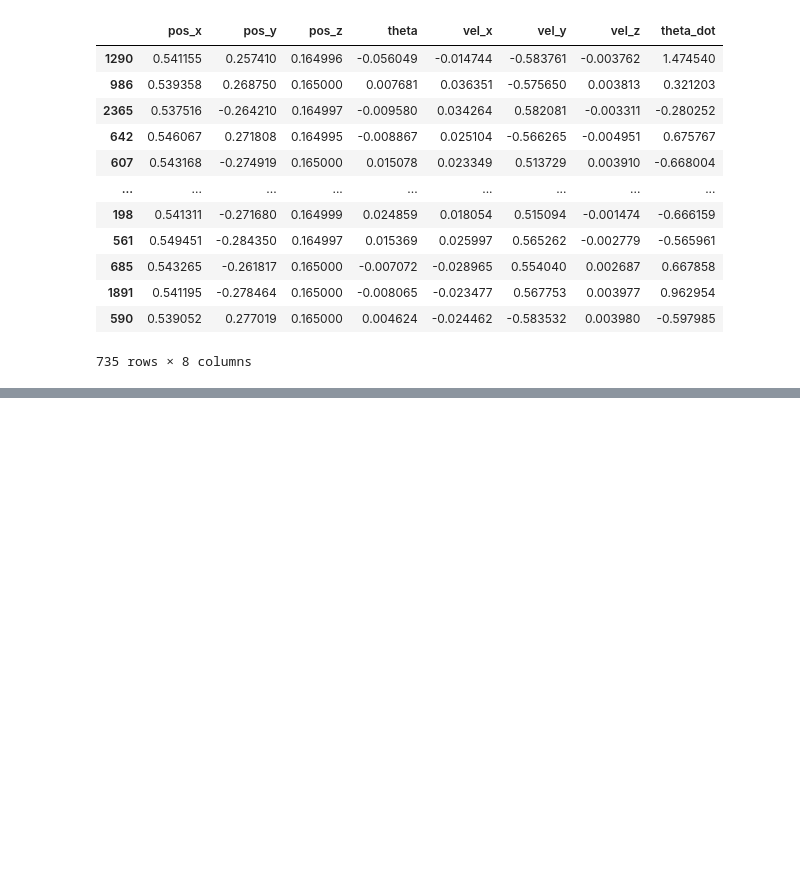
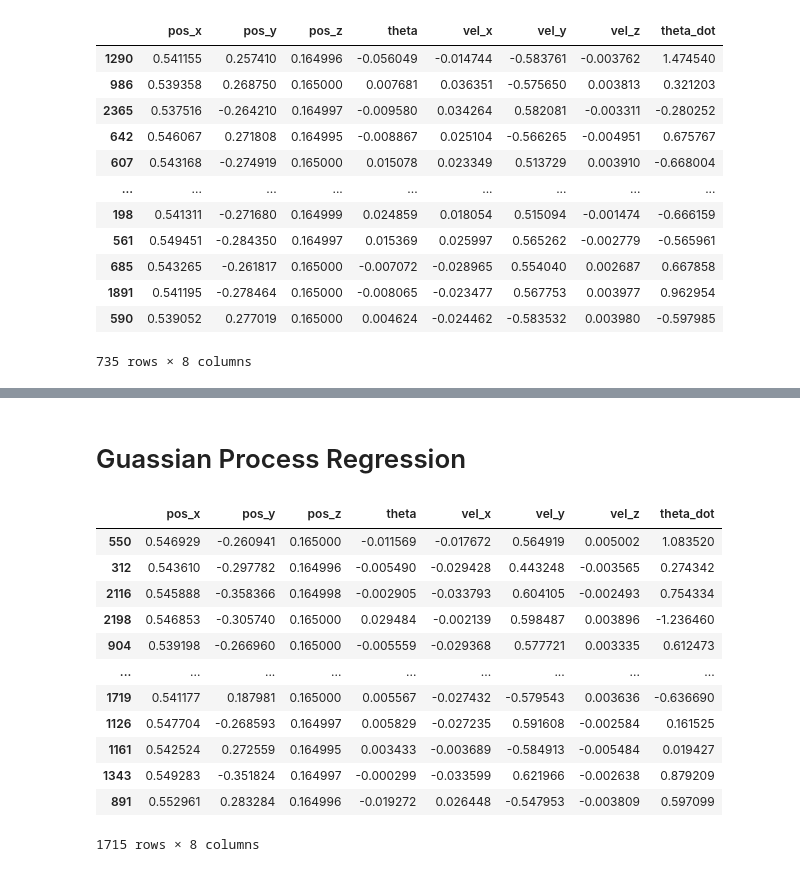
Before and after one commit to epfl-lasa/i_am_project, a Jupyter notebook: data/collect/read_predict.ipynb, the cells around one changed output, grey strips where cells are left out. Saved outputs shown, nothing was run; the diff lists cells and outputs as text; code cells hidden in the pictures; blank space fills up the shorter version.

Commit message:
add Guassian Process Regression model for motion, merge master

```diff
--- a/data/collect/read_predict.ipynb
+++ b/data/collect/read_predict.ipynb
@@ -426 +426,3 @@ GMM_predict
 735 rows × 8 columns
+# %% [markdown]
+# Guassian Process Regression
@@ -426,0 +432,18 @@ GMM_predict
+# %%
+X=end_pos.copy()
+X_train, X_test, y_train, y_test = train_test_split(X, first_trajectory_pos, test_size=0.3, random_state=42)
+y_train
+# %% [output]
+|  | pos_x | pos_y | pos_z | theta | vel_x | vel_y | vel_z | theta_dot |
+| 550 | 0.546929 | -0.260941 | 0.165000 | -0.011569 | -0.017672 | 0.564919 | 0.005002 | 1.083520 |
+| 312 | 0.543610 | -0.297782 | 0.164996 | -0.005490 | -0.029428 | 0.443248 | -0.003565 | 0.274342 |
+| 2116 | 0.545888 | -0.358366 | 0.164998 | -0.002905 | -0.033793 | 0.604105 | -0.002493 | 0.754334 |
+| 2198 | 0.546853 | -0.305740 | 0.165000 | 0.029484 | -0.002139 | 0.598487 | 0.003896 | -1.236460 |
+| 904 | 0.539198 | -0.266960 | 0.165000 | -0.005559 | -0.029368 | 0.577721 | 0.003335 | 0.612473 |
+| ... | ... | ... | ... | ... | ... | ... | ... | ... |
+| 1719 | 0.541177 | 0.187981 | 0.165000 | 0.005567 | -0.027432 | -0.579543 | 0.003636 | -0.636690 |
+| 1126 | 0.547704 | -0.268593 | 0.164997 | 0.005829 | -0.027235 | 0.591608 | -0.002584 | 0.161525 |
+| 1161 | 0.542524 | 0.272559 | 0.164995 | 0.003433 | -0.003689 | -0.584913 | -0.005484 | 0.019427 |
+| 1343 | 0.549283 | -0.351824 | 0.164997 | -0.000299 | -0.033599 | 0.621966 | -0.002638 | 0.879209 |
+| 891 | 0.552961 | 0.283284 | 0.164996 | -0.019272 | 0.026448 | -0.547953 | -0.003809 | 0.597099 |
+1715 rows × 8 columns
```
Also changed, not shown: parts of 5 cells of this notebook, 6 other files.
